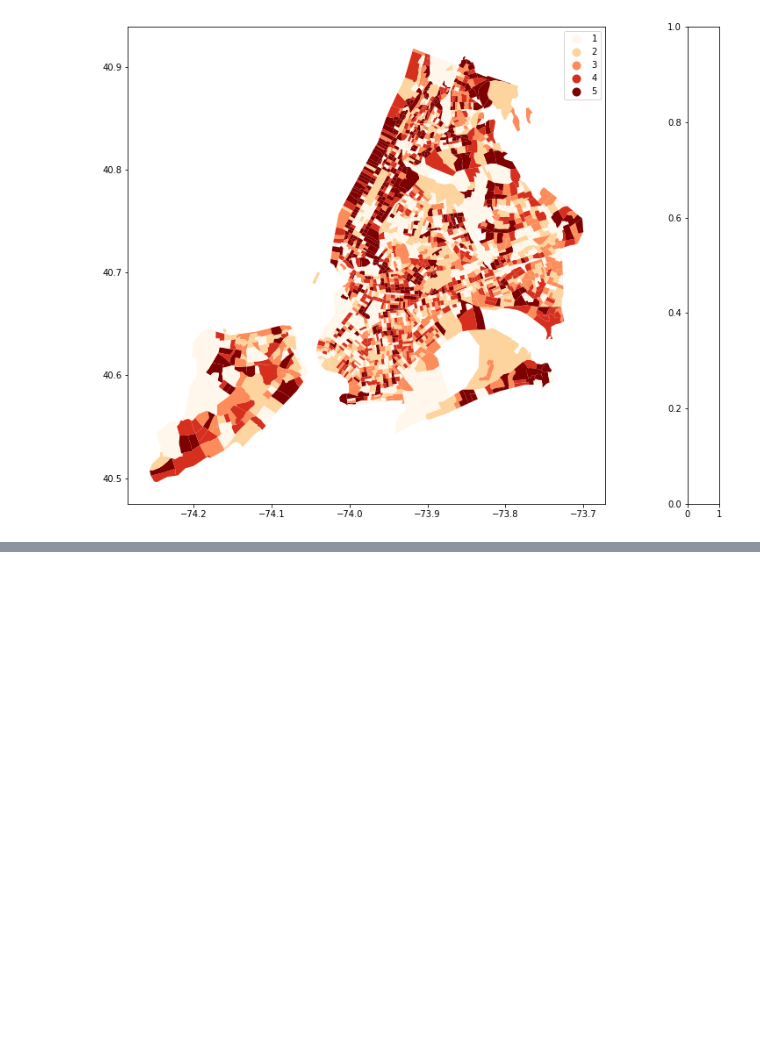
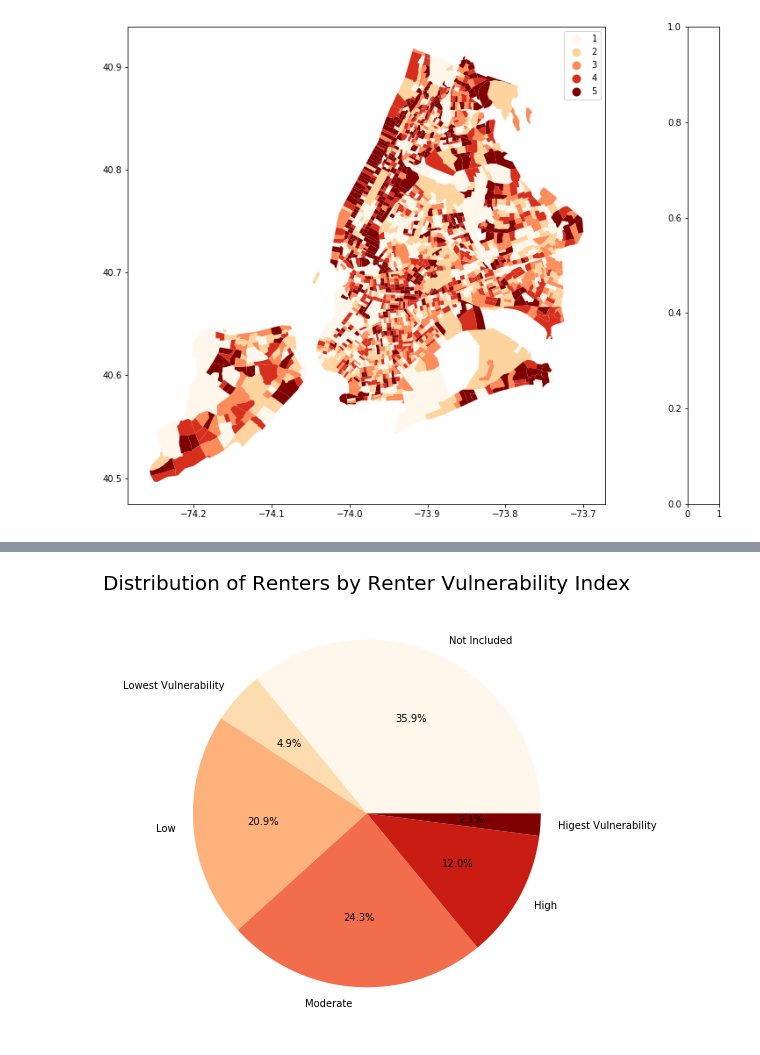
Before and after one commit to community-insight-impact/cvi_ucla_partnership, a Jupyter notebook: notebooks/Census_plots_NY.ipynb, the cells around one changed output, grey strips where cells are left out. Saved outputs shown, nothing was run; the diff lists cells and outputs as text; code cells hidden in the pictures; blank space fills up the shorter version.

```diff
--- a/notebooks/Census_plots_NY.ipynb
+++ b/notebooks/Census_plots_NY.ipynb
@@ -82,0 +113,9 @@ fig.savefig('../output/renter_percentage.png', bbox_inches = 'tight')
+# %%
+rvi_rename = {0:'Not Included', 1:'Lowest Vulnerability',
+              2:'Low', 3:'Moderate', 4:'High',  5: 'Higest Vulnerability'}
+rviNYC.groupby('RVI').size().rename(rvi_rename).plot.pie(autopct='%1.1f%%', cmap='OrRd',
+                                                                          figsize=(8,8));
+plt.title('Distribution of Renters by Renter Vulnerability Index',fontsize=20);
+plt.ylabel('');
+# %% [output]
+[figure, added]
```
Also changed, not shown: parts of 13 cells of this notebook, 4 other files.
